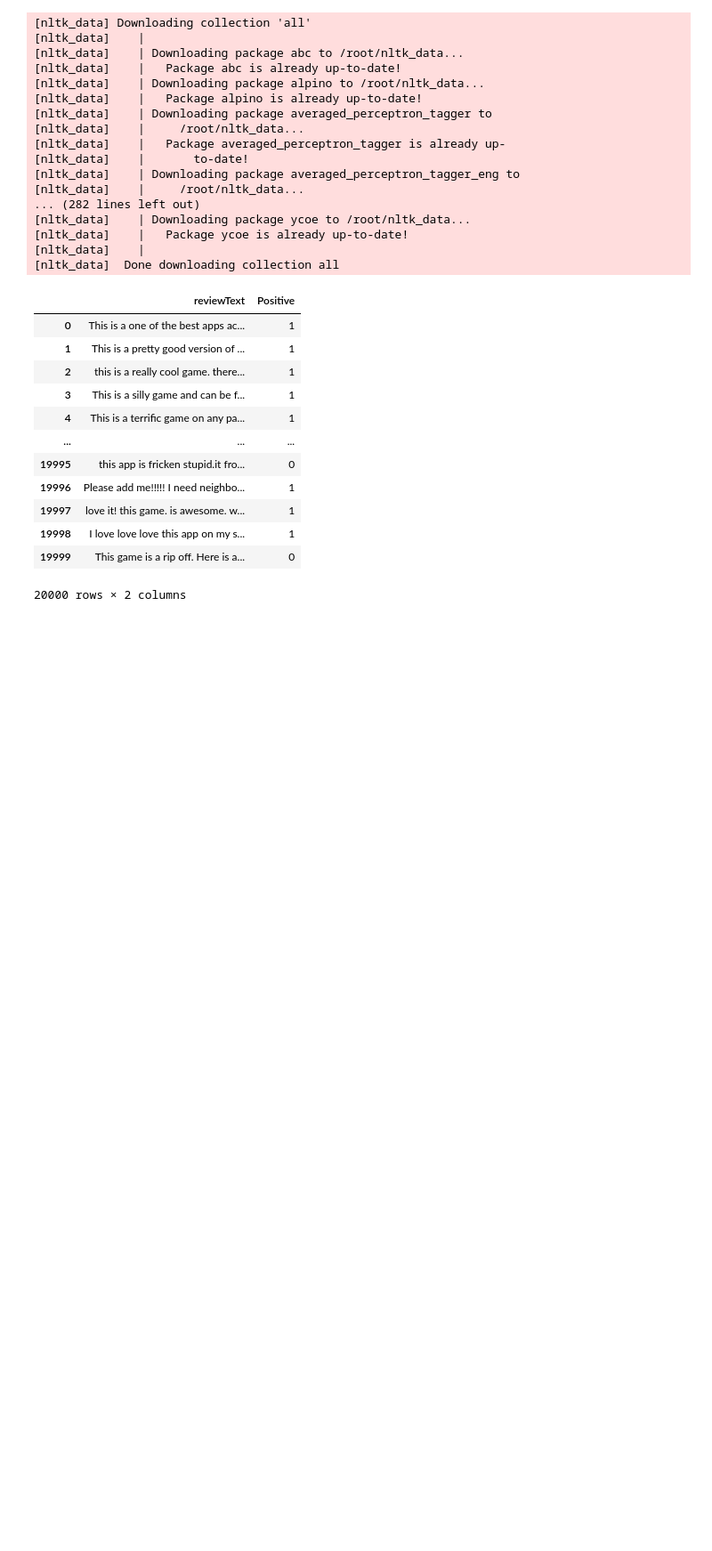
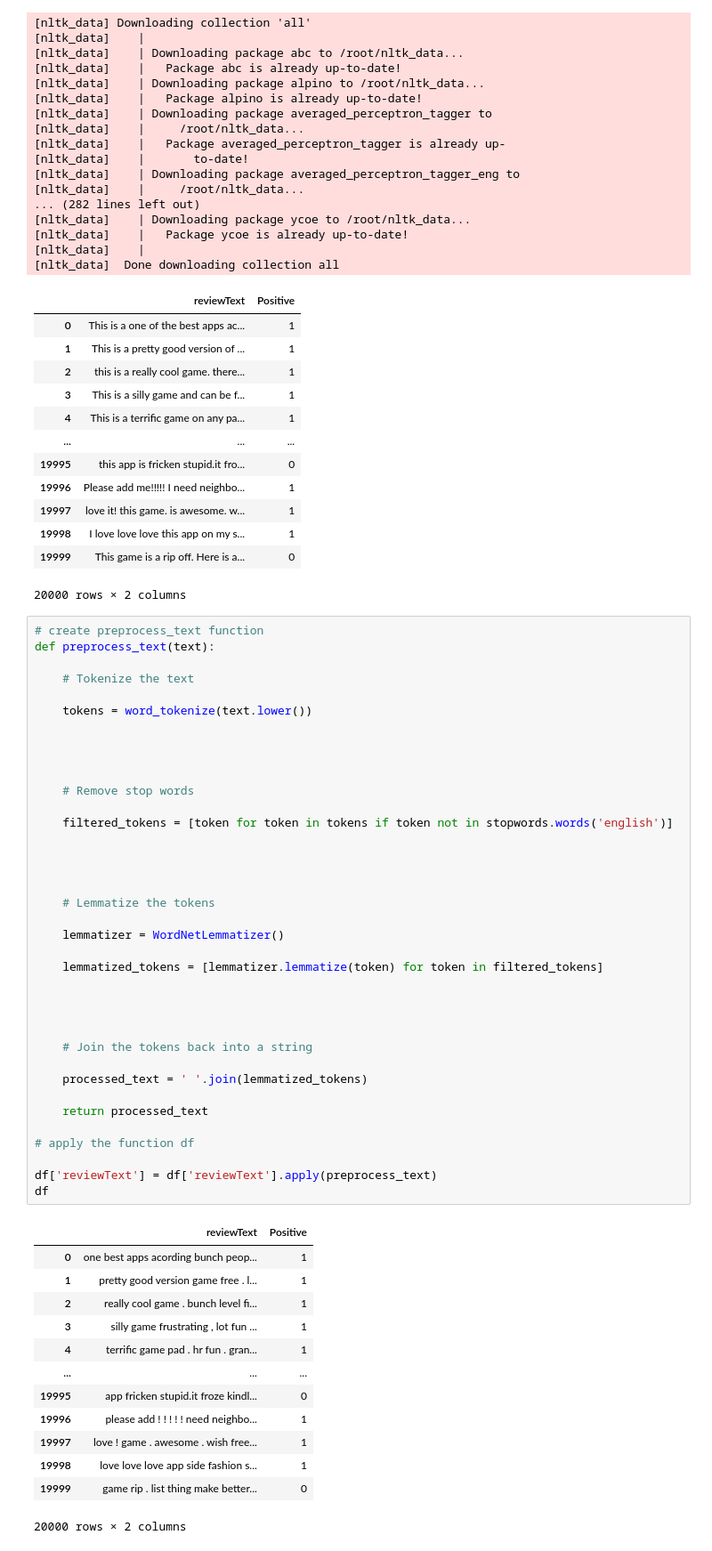
Before and after one commit to faarh/AI, a Jupyter notebook: NLTK_Sentiment_Analysis.ipynb, the cells around one changed output. Shown: that part at 89% size. Saved outputs shown, nothing was run; the diff lists cells and outputs as text; blank space fills up the shorter version.

```diff
--- a/NLTK_Sentiment_Analysis.ipynb
+++ b/NLTK_Sentiment_Analysis.ipynb
@@ -90,3 +90,54 @@ df
 | 19998 | I love love love this app on my s... | 1 |
 | 19999 | This game is a rip off. Here is a... | 0 |
 20000 rows × 2 columns
+# %%
+# create preprocess_text function
+def preprocess_text(text):
+
+    # Tokenize the text
+
+    tokens = word_tokenize(text.lower())
+
+
+
+
+    # Remove stop words
+
+    filtered_tokens = [token for token in tokens if token not in stopwords.words('english')]
+
+
+
+
+    # Lemmatize the tokens
+
+    lemmatizer = WordNetLemmatizer()
+
+    lemmatized_tokens = [lemmatizer.lemmatize(token) for token in filtered_tokens]
+
+
+
+
+    # Join the tokens back into a string
+
+    processed_text = ' '.join(lemmatized_tokens)
+
+    return processed_text
+
+# apply the function df
+
+df['reviewText'] = df['reviewText'].apply(preprocess_text)
+df
+# %% [output]
+|  | reviewText | Positive |
+| 0 | one best apps acording bunch peop... | 1 |
+| 1 | pretty good version game free . l... | 1 |
+| 2 | really cool game . bunch level fi... | 1 |
+| 3 | silly game frustrating , lot fun ... | 1 |
+| 4 | terrific game pad . hr fun . gran... | 1 |
+| ... | ... | ... |
+| 19995 | app fricken stupid.it froze kindl... | 0 |
+| 19996 | please add ! ! ! ! ! need neighbo... | 1 |
+| 19997 | love ! game . awesome . wish free... | 1 |
+| 19998 | love love love app side fashion s... | 1 |
+| 19999 | game rip . list thing make better... | 0 |
+20000 rows × 2 columns
```
Also changed, not shown: parts of 3 cells of this notebook.
